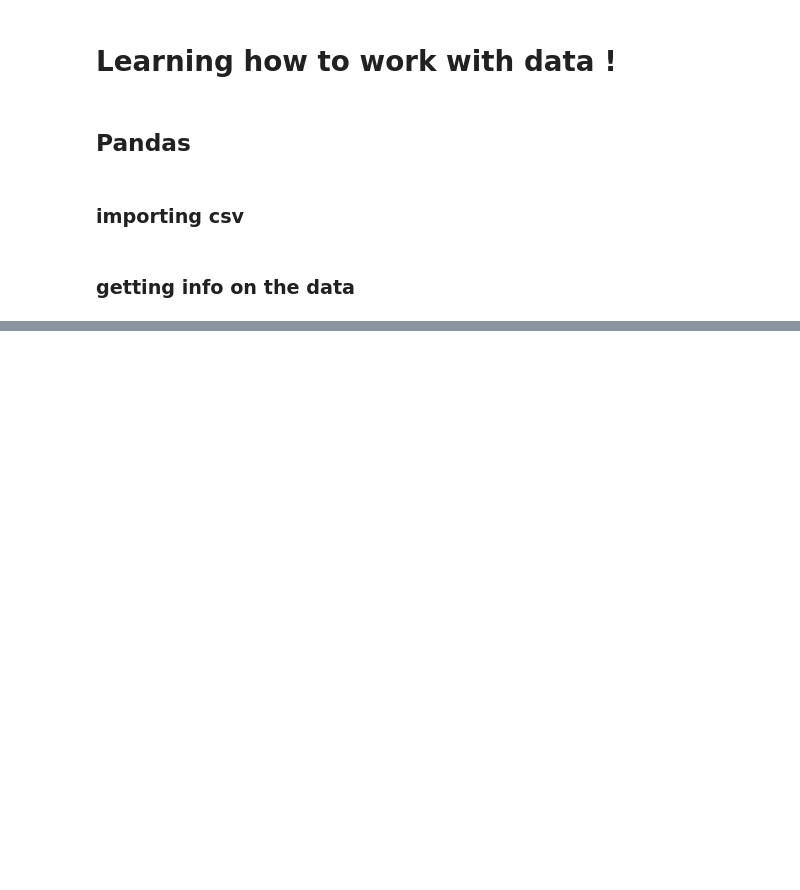
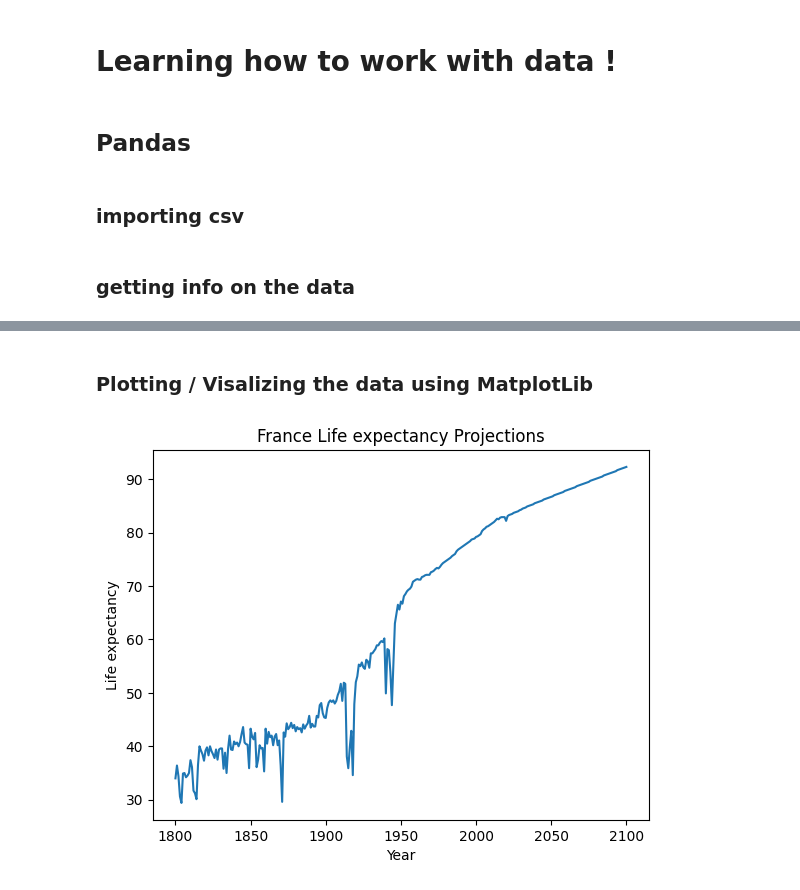
Before and after one commit to Nyttep/PythonForDataScience, a Jupyter notebook: day02-DataTable/summary.ipynb, the cells around one changed output, grey strips where cells are left out. Saved outputs shown, nothing was run; the diff lists cells and outputs as text; code cells hidden in the pictures; blank space fills up the shorter version.

```diff
--- a/day02-DataTable/summary.ipynb
+++ b/day02-DataTable/summary.ipynb
@@ -21,0 +24,3 @@ print(life_expect.shape) # print the shape of the dataframe
+# %%
+life_expect = life_expect.set_index('country') # set the index of the dataframe to the 'country' column
+print(life_expect) # set the index of the dataframe to the 'country' column
@@ -21,0 +45,2 @@ print(life_expect.shape) # print the shape of the dataframe
+# %% [markdown]
+### Plotting / Visalizing the data using MatplotLib
@@ -21,0 +52,5 @@ print(life_expect.shape) # print the shape of the dataframe
+# %%
+life_expect.loc['France'].plot(title="France Life expectancy Projections", ylabel="Life expectancy", xlabel="Year") # plot the life expectancy of France
+plt.show()
+# %% [output]
+[figure, added]
```
Also changed, not shown: parts of 4 cells of this notebook, 2 other files.
